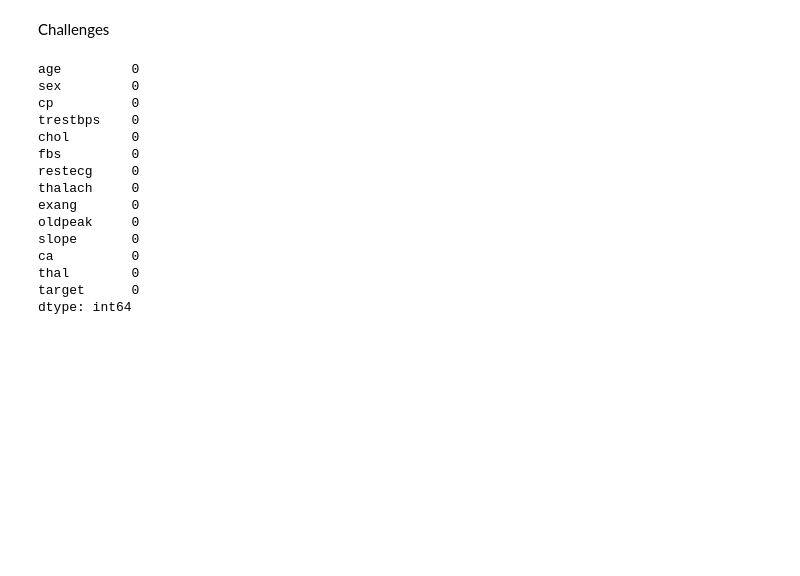
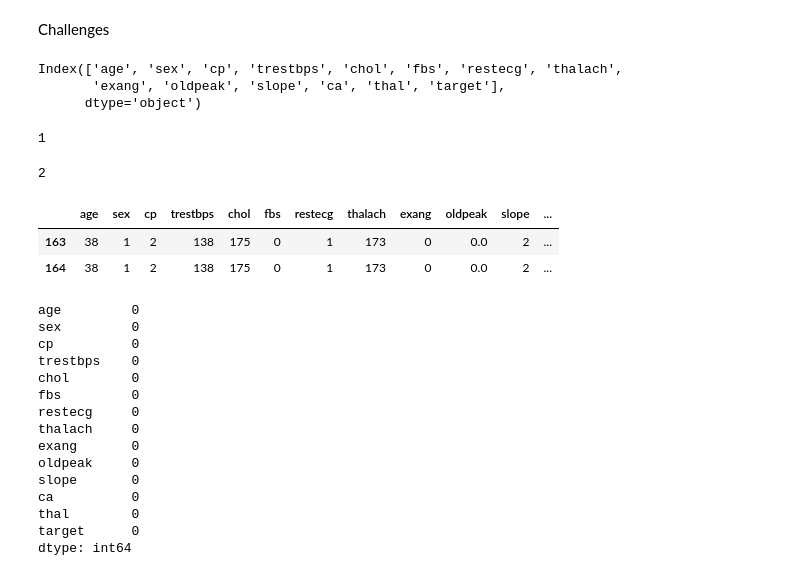
Before and after one commit to vjbarayuga/Week8-Boosting_Models, a Jupyter notebook: HeartDiseasePredictionBoosting.ipynb, the cells around one changed output. Drawn from its saved outputs; the diff is of its cells as text; code cells hidden in the pictures; blank space fills up the shorter version.

```diff
--- a/HeartDiseasePredictionBoosting.ipynb
+++ b/HeartDiseasePredictionBoosting.ipynb
@@ -118,6 +118,27 @@ Challenges
 # Data Balance
 # Data Standardization
 # Applicable to any model but will depend to the output performance
+# %%
+df.columns
+# %% [output]
+Index(['age', 'sex', 'cp', 'trestbps', 'chol', 'fbs', 'restecg', 'thalach',
+       'exang', 'oldpeak', 'slope', 'ca', 'thal', 'target'],
+      dtype='object')
+# %%
+df.duplicated().sum()
+# %% [output]
+1
+# %%
+df.duplicated(keep=False).sum()
+# %% [output]
+2
+# %%
+# print the duplicate dataset
+df.loc[df.duplicated(keep=False)]
+# %% [output]
+|  | age | sex | cp | trestbps | chol | fbs | restecg | thalach | exang | oldpeak | slope | ... |
+| 163 | 38 | 1 | 2 | 138 | 175 | 0 | 1 | 173 | 0 | 0.0 | 2 | ... |
+| 164 | 38 | 1 | 2 | 138 | 175 | 0 | 1 | 173 | 0 | 0.0 | 2 | ... |
 # %%
 df.isnull().sum()
 # %% [output]
```
Also changed, not shown: parts of 1 cell of this notebook.
